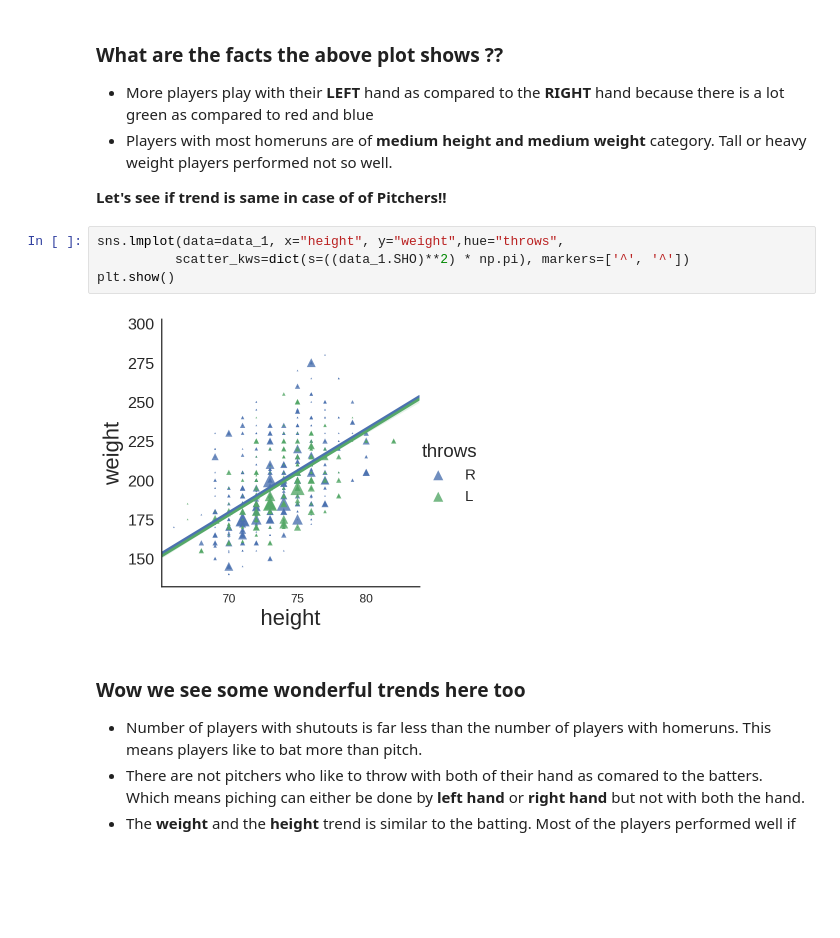
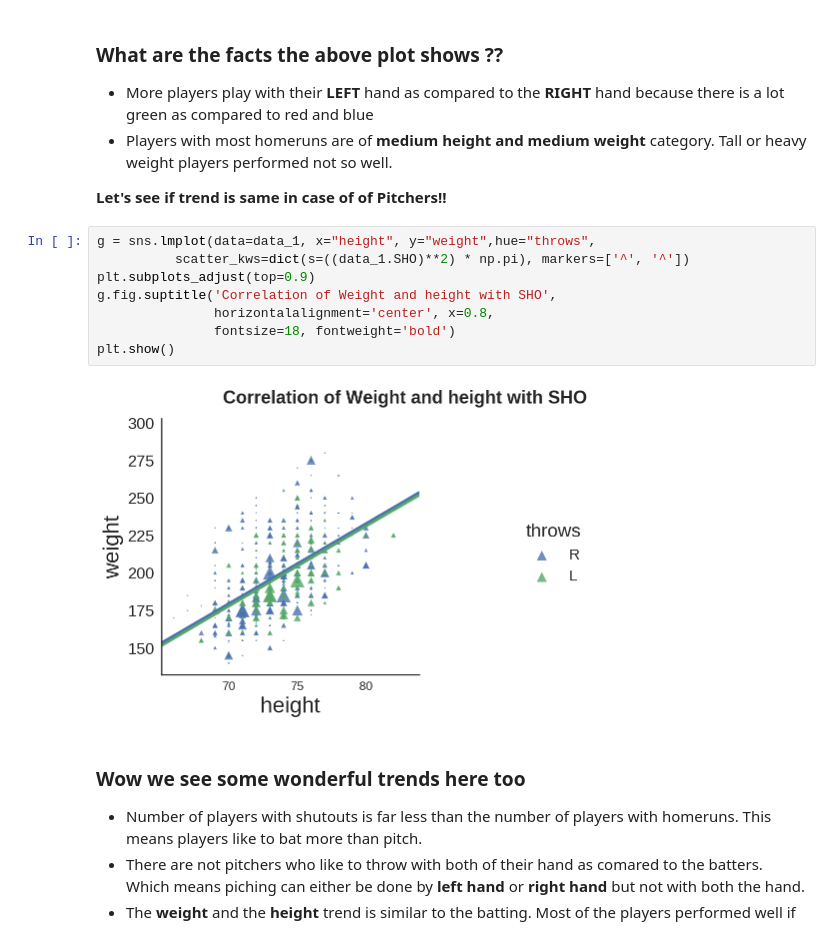
Before and after one commit to MayukhSobo/BaseBall, a Jupyter notebook: src/Baseball.ipynb, the cells around one changed output. Saved outputs shown, nothing was run; the diff lists cells and outputs as text; blank space fills up the shorter version.

```diff
--- a/src/Baseball.ipynb
+++ b/src/Baseball.ipynb
@@ -317,11 +321,15 @@ plt.show()
 
 **Let's see if trend is same in case of of Pitchers!!**
 # %%
-sns.lmplot(data=data_1, x="height", y="weight",hue="throws",
+g = sns.lmplot(data=data_1, x="height", y="weight",hue="throws",
           scatter_kws=dict(s=((data_1.SHO)**2) * np.pi), markers=['^', '^'])
+plt.subplots_adjust(top=0.9)
+g.fig.suptitle('Correlation of Weight and height with SHO',
+               horizontalalignment='center', x=0.8,
+               fontsize=18, fontweight='bold')
 plt.show()
 # %% [output]
-[figure, old version]
+[figure, new version]
 # %% [markdown]
 ###  Wow we see some wonderful trends here too
 - Number of players with shutouts is far less than the number of players with homeruns. This means players like to bat more than pitch.
```
Also changed, not shown: parts of 17 cells of this notebook, 1 other file.
